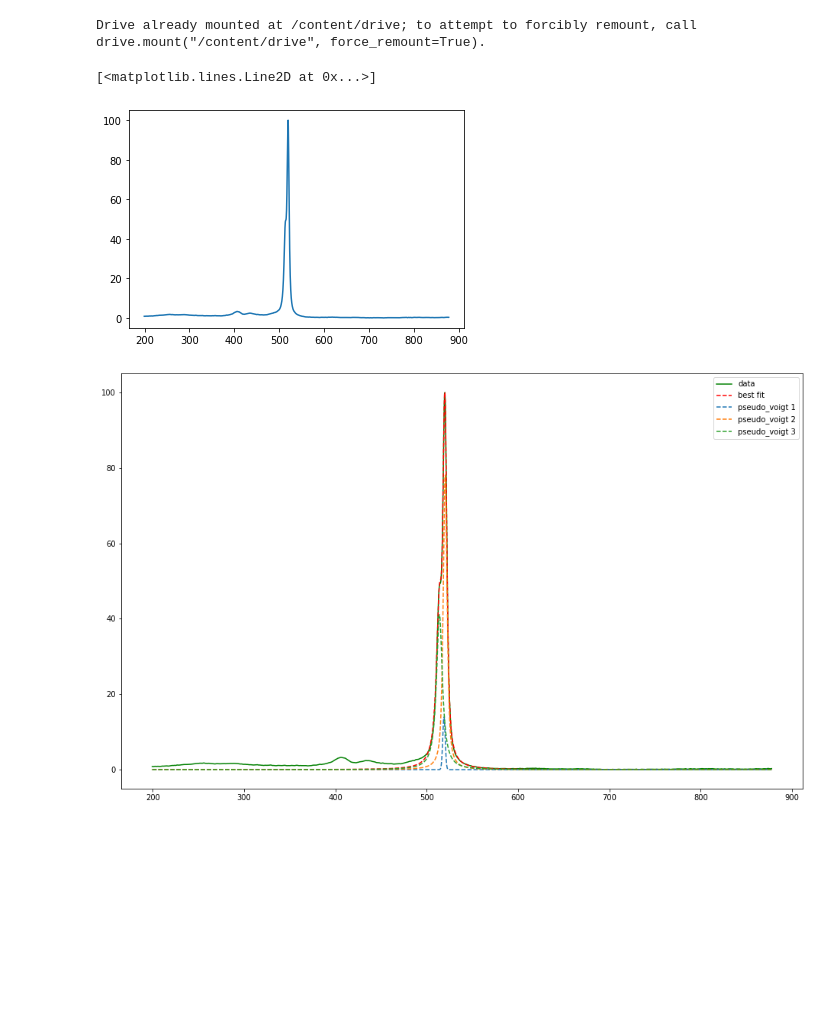
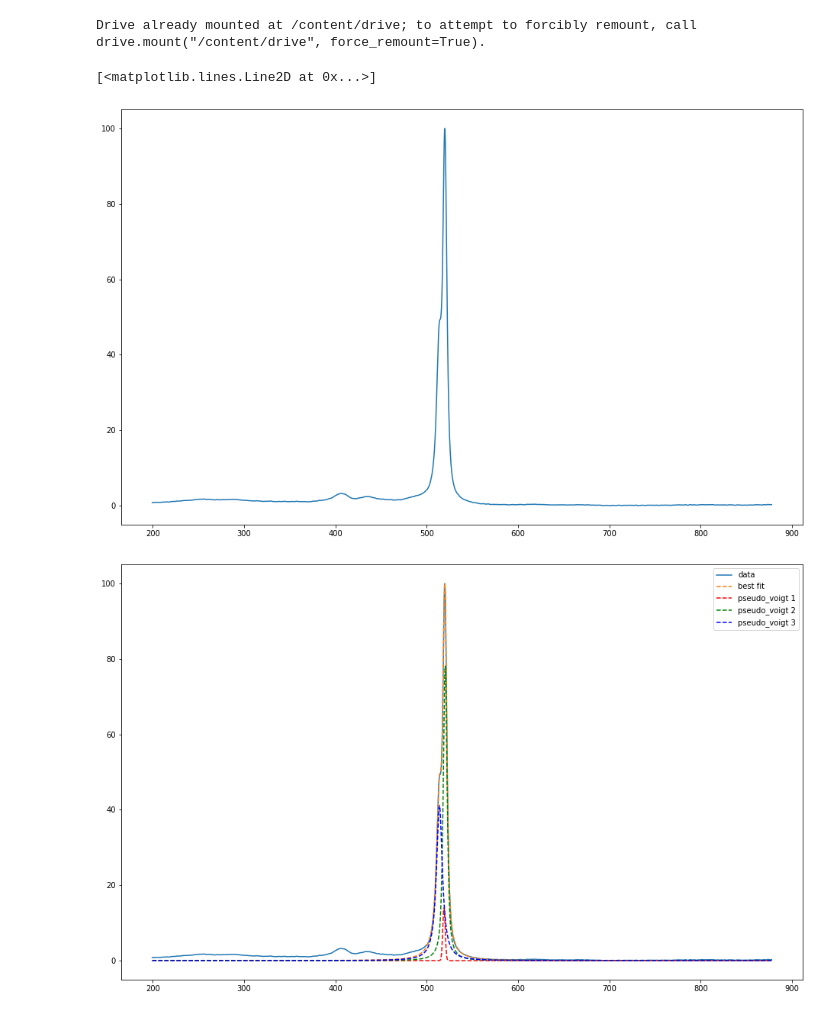
Before and after one commit to yuyangweng/Project, a Jupyter notebook: peak_fitting_pseudo_voigt.ipynb, the cells around one changed output. Drawn from its saved outputs; the diff is of its cells as text; code cells hidden in the pictures; blank space fills up the shorter version.

```diff
--- a/peak_fitting_pseudo_voigt.ipynb
+++ b/peak_fitting_pseudo_voigt.ipynb
@@ -31,10 +31,11 @@ data_path = '/content/drive/MyDrive/THK-reload-1_2.csv'
 headers = ['raman_shift', 'intensity']
 df = pd.read_csv(data_path, names=headers)
 # %%
-plt.plot(df.raman_shift,df.intensity)
+plt.figure(figsize=(16, 10))
+plt.plot(df.raman_shift, df.intensity)
 # %% [output]
 [<matplotlib.lines.Line2D at 0x...>]
-[figure, old version]
+[figure, new version]
 # %%
 x=df.raman_shift
 y=df.intensity
@@ -59,14 +60,14 @@ comps = result.eval_components(x=x)
 
 
 plt.figure(figsize=(16, 10))
-plt.plot(x, y,'g',label='data')
-plt.plot(x, result.best_fit, 'r--',label='best fit ')
-plt.plot(x, comps['pv1_'], '--', label='pseudo_voigt 1')
-plt.plot(x, comps['pv2_'], '--', label='pseudo_voigt 2')
-plt.plot(x, comps['pv3_'], '--', label='pseudo_voigt 3')
+plt.plot(x, y,label='data')
+plt.plot(x, result.best_fit, '--',label='best fit ')
+plt.plot(x, comps['pv1_'], 'r--', label='pseudo_voigt 1')
+plt.plot(x, comps['pv2_'], 'g--', label='pseudo_voigt 2')
+plt.plot(x, comps['pv3_'], 'b--', label='pseudo_voigt 3')
 plt.legend()
 plt.show()
 # %% [output]
-[figure, old version]
+[figure, new version]
 # %%
 plt.figure(figsize=(16, 10))
```
Also changed, not shown: parts of 4 cells of this notebook.
